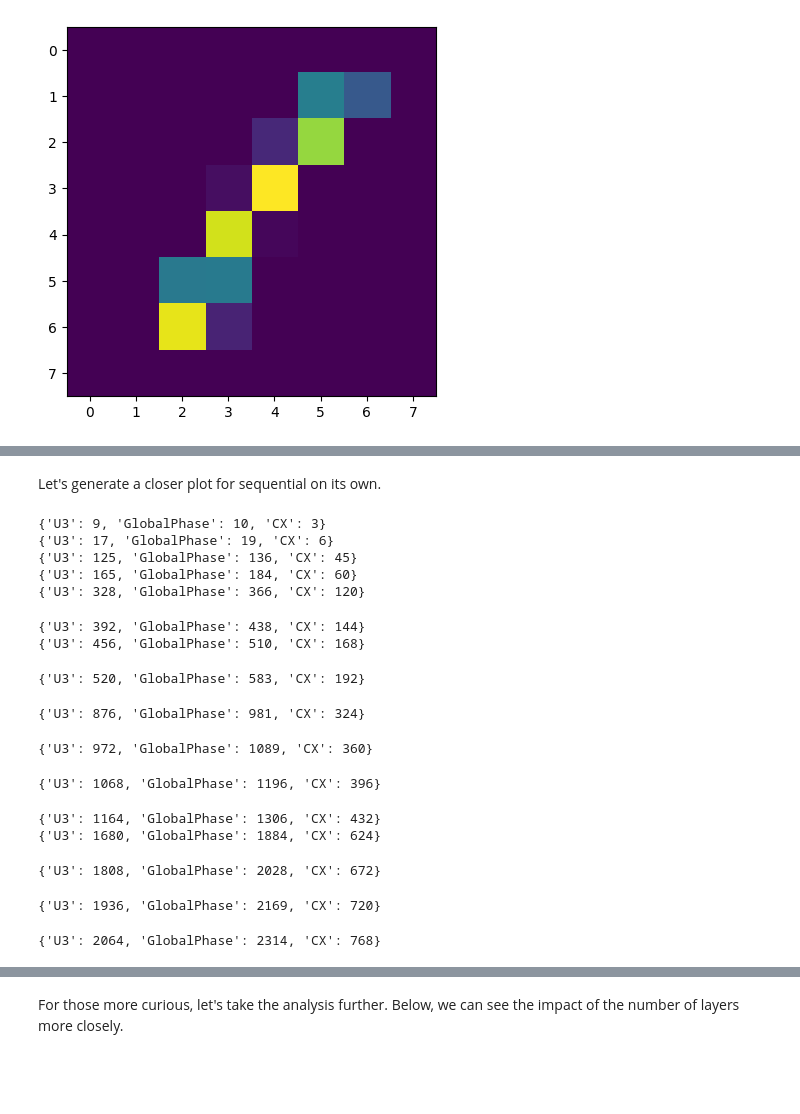
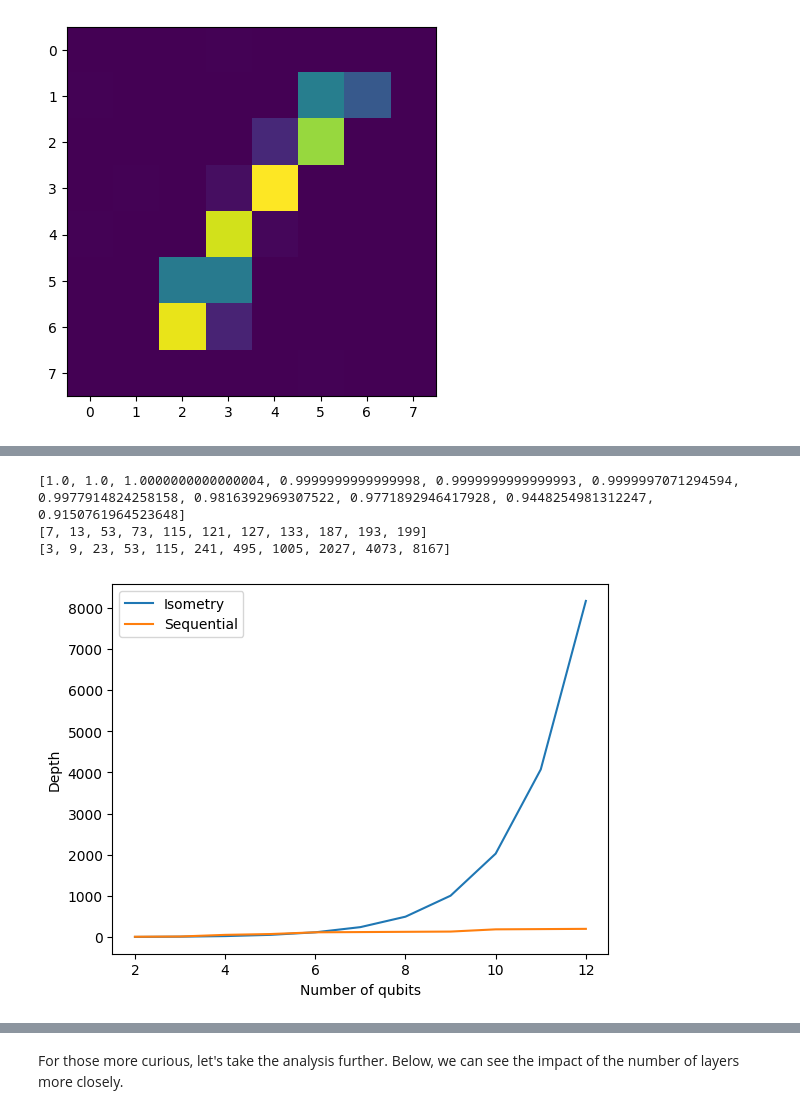
Before and after one commit to Qualition/qmprs, a Jupyter notebook: notebooks/State Preparation using MPS Sequential.ipynb, the cells around one changed output, grey strips where cells are left out. Saved outputs shown, nothing was run; the diff lists cells and outputs as text; code cells hidden in the pictures; blank space fills up the shorter version.

```diff
--- a/notebooks/State Preparation using MPS Sequential.ipynb
+++ b/notebooks/State Preparation using MPS Sequential.ipynb
@@ -51,7 +54,7 @@ Next, we will convert this image to a quantum state using `quick.primitives.Ket`
 state = Ket(test_image.flatten())
 
 # Create a `qmprs.mps.MPS` instance
-mps = MPS(statevector=state, bond_dimension=8)
+mps = MPS(statevector=state, bond_dimension=64)
 # %% [markdown]
 We can then reconstruct the state vector using `.to_statevector()` method.
 # %%
@@ -163,26 +226,23 @@ plt.show()
 [3, 9, 23, 53, 115, 241, 495, 1005, 2027, 4073, 8167]
 [figure]
-# %% [markdown]
-Let's generate a closer plot for sequential on its own.
-# %%
-isometry_depths, sequential_depths, sequential_fidelities = generate_plot(17)
-# %% [output]
-{'U3': 9, 'GlobalPhase': 10, 'CX': 3}
-{'U3': 17, 'GlobalPhase': 19, 'CX': 6}
-{'U3': 125, 'GlobalPhase': 136, 'CX': 45}
-{'U3': 165, 'GlobalPhase': 184, 'CX': 60}
-{'U3': 328, 'GlobalPhase': 366, 'CX': 120}
-{'U3': 392, 'GlobalPhase': 438, 'CX': 144}
-{'U3': 456, 'GlobalPhase': 510, 'CX': 168}
-{'U3': 520, 'GlobalPhase': 583, 'CX': 192}
-{'U3': 876, 'GlobalPhase': 981, 'CX': 324}
-{'U3': 972, 'GlobalPhase': 1089, 'CX': 360}
-{'U3': 1068, 'GlobalPhase': 1196, 'CX': 396}
-{'U3': 1164, 'GlobalPhase': 1306, 'CX': 432}
-{'U3': 1680, 'GlobalPhase': 1884, 'CX': 624}
-{'U3': 1808, 'GlobalPhase': 2028, 'CX': 672}
-{'U3': 1936, 'GlobalPhase': 2169, 'CX': 720}
-{'U3': 2064, 'GlobalPhase': 2314, 'CX': 768}
+# %%
+print([abs(x) for x in sequential_fidelities])
+print(sequential_depths)
+print(isometry_depths)
+
+plt.plot(range(2, 13), isometry_depths, label="Isometry")
+plt.plot(range(2, 13), sequential_depths, label="Sequential")
+
+plt.xlabel("Number of qubits")
+plt.ylabel("Depth")
+
+plt.legend()
+plt.show()
+# %% [output]
+[1.0, 1.0, 1.0000000000000004, 0.9999999999999998, 0.9999999999999993, 0.9999997071294594, 0.9977914824258158, 0.9816392969307522, 0.9771892946417928, 0.9448254981312247, 0.9150761964523648]
+[7, 13, 53, 73, 115, 121, 127, 133, 187, 193, 199]
+[3, 9, 23, 53, 115, 241, 495, 1005, 2027, 4073, 8167]
+[figure, added]
 # %%
 # Fit a linear model to half of the data
 linear_fit = np.polyfit(range(2, 13), sequential_depths[:11], 1)
```
Also changed, not shown: parts of 18 cells of this notebook, 4 other files.
